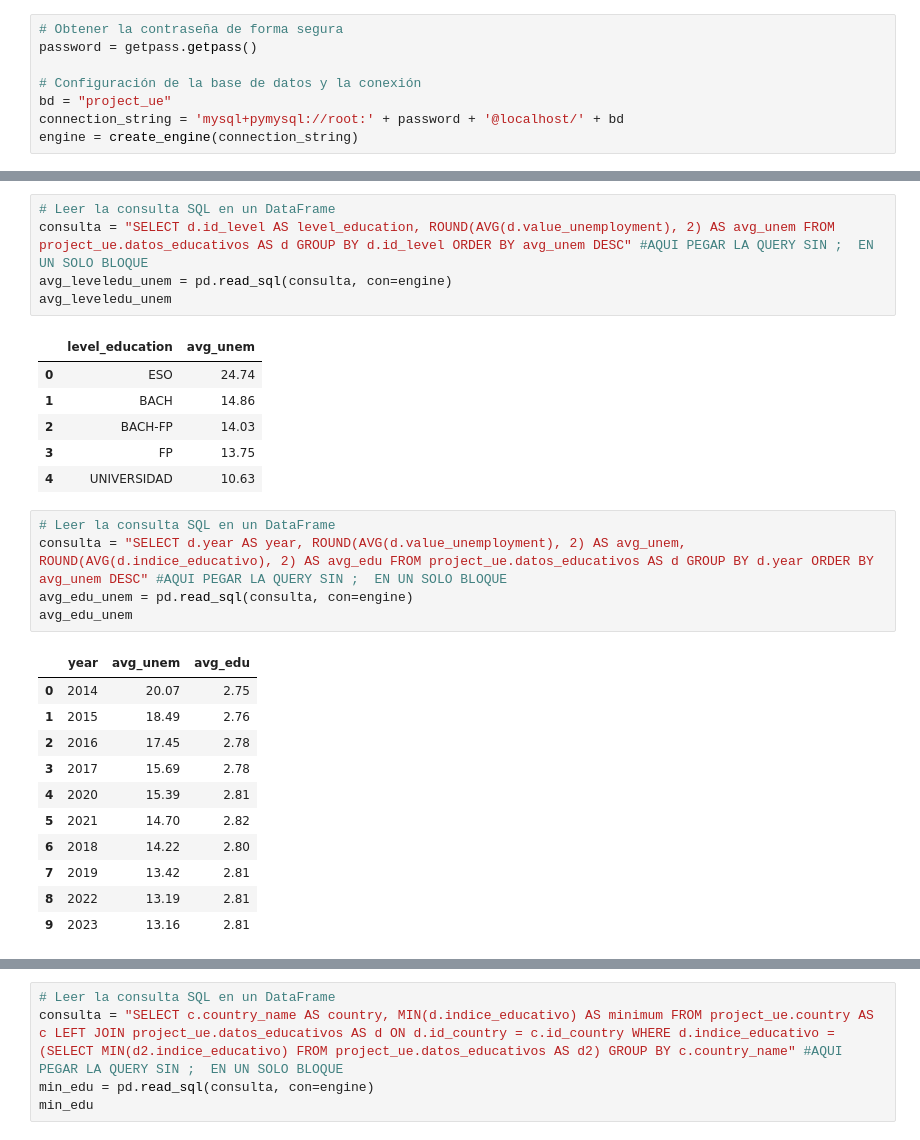
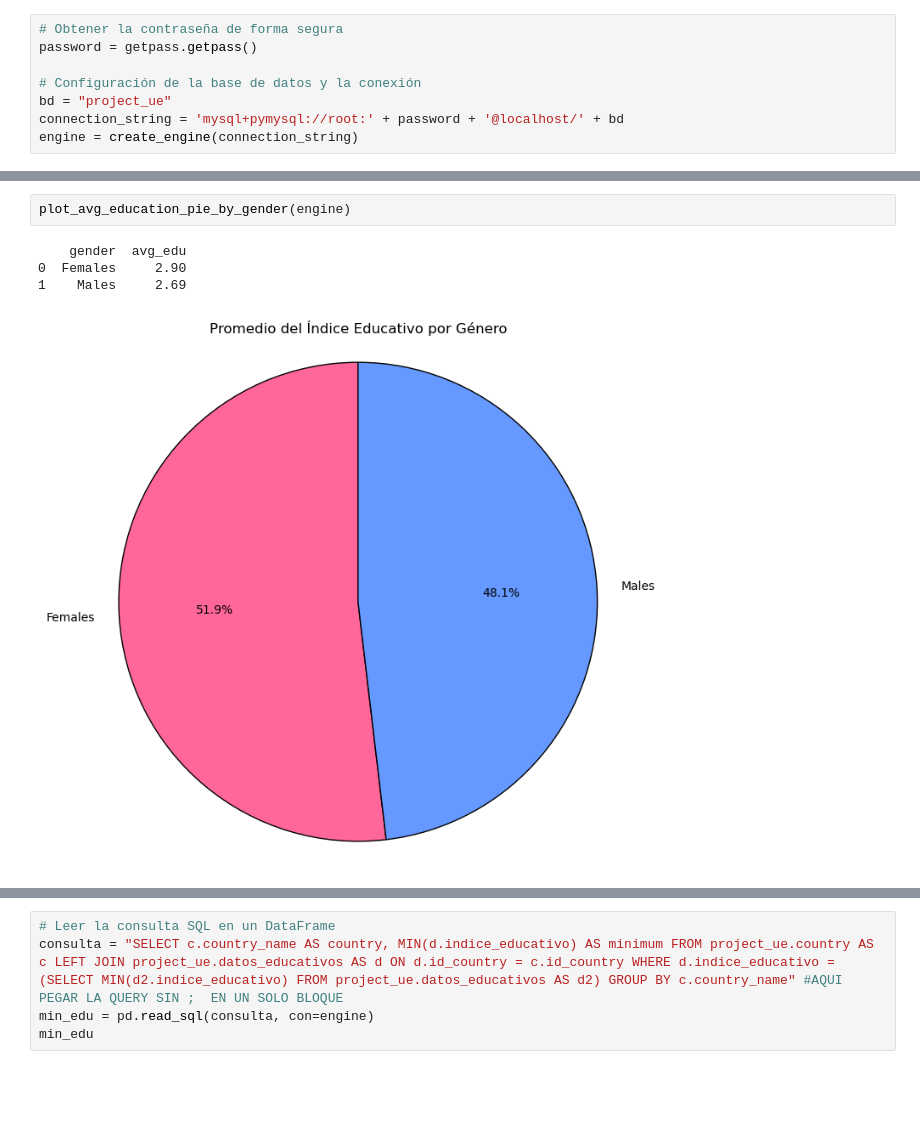
Before and after one commit to harimrys/slq_ue, a Jupyter notebook: ue_graphics.ipynb, the cells around one changed output, grey strips where cells are left out. Saved outputs shown, nothing was run; the diff lists cells and outputs as text; blank space fills up the shorter version.

```diff
--- a/ue_graphics.ipynb
+++ b/ue_graphics.ipynb
@@ -55,29 +17,7 @@ avg_gender_unem
-# %%
-# Leer la consulta SQL en un DataFrame
-consulta = "SELECT d.id_level AS level_education, ROUND(AVG(d.value_unemployment), 2) AS avg_unem FROM project_ue.datos_educativos AS d GROUP BY d.id_level ORDER BY avg_unem DESC" #AQUI PEGAR LA QUERY SIN ;  EN UN SOLO BLOQUE
-avg_leveledu_unem = pd.read_sql(consulta, con=engine)
-avg_leveledu_unem
-# %% [output]
-|  | level_education | avg_unem |
-| 0 | ESO | 24.74 |
-| 1 | BACH | 14.86 |
-| 2 | BACH-FP | 14.03 |
-| 3 | FP | 13.75 |
-| 4 | UNIVERSIDAD | 10.63 |
-# %%
-# Leer la consulta SQL en un DataFrame
-consulta = "SELECT d.year AS year, ROUND(AVG(d.value_unemployment), 2) AS avg_unem, ROUND(AVG(d.indice_educativo), 2) AS avg_edu FROM project_ue.datos_educativos AS d GROUP BY d.year ORDER BY avg_unem DESC" #AQUI PEGAR LA QUERY SIN ;  EN UN SOLO BLOQUE
-avg_edu_unem = pd.read_sql(consulta, con=engine)
-avg_edu_unem
-# %% [output]
-|  | year | avg_unem | avg_edu |
-| 0 | 2014 | 20.07 | 2.75 |
-| 1 | 2015 | 18.49 | 2.76 |
-| 2 | 2016 | 17.45 | 2.78 |
-| 3 | 2017 | 15.69 | 2.78 |
-| 4 | 2020 | 15.39 | 2.81 |
-| 5 | 2021 | 14.70 | 2.82 |
-| 6 | 2018 | 14.22 | 2.80 |
-| 7 | 2019 | 13.42 | 2.81 |
-| 8 | 2022 | 13.19 | 2.81 |
-| 9 | 2023 | 13.16 | 2.81 |
+# %%
+plot_avg_education_pie_by_gender(engine)
+# %% [output]
+    gender  avg_edu
+0  Females     2.90
+1    Males     2.69
+[figure, added]
```
Also changed, not shown: parts of 10 cells of this notebook, 1 other file.
